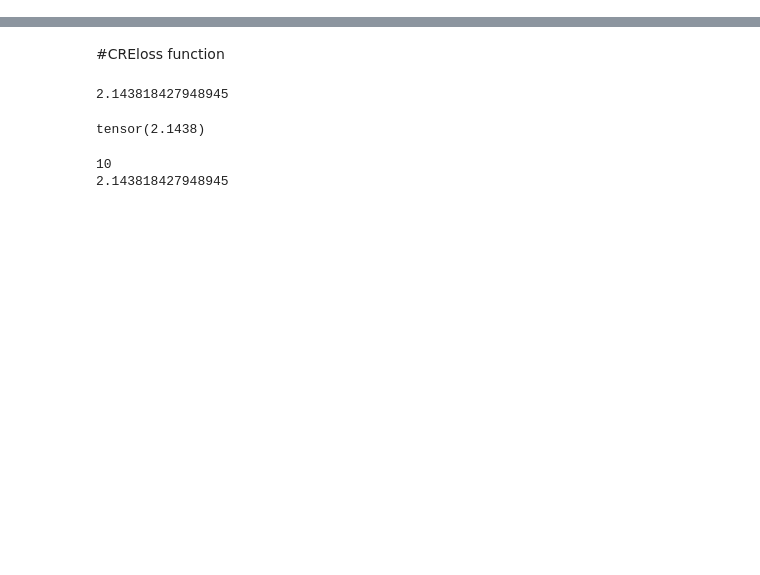
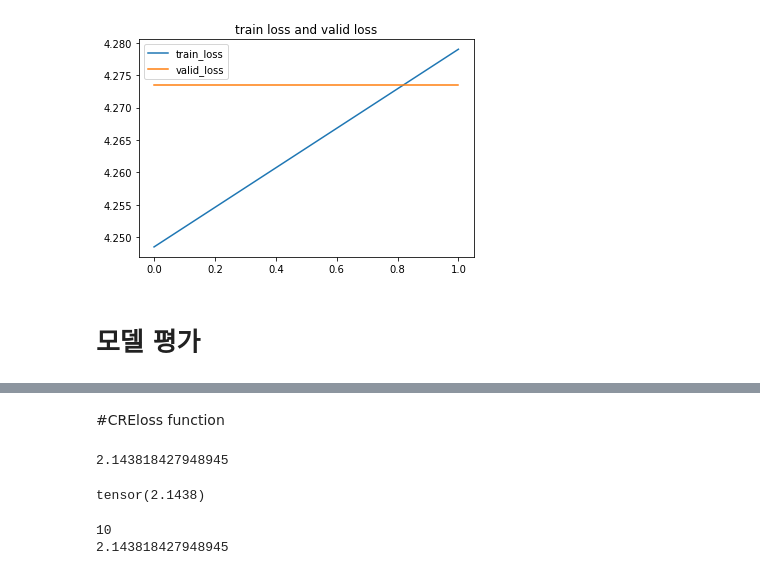
Before and after one commit to LeeTaeHoon97/cat_dog_lecture, a Jupyter notebook: main.ipynb, the cells around one changed output, grey strips where cells are left out. Saved outputs shown, nothing was run; the diff lists cells and outputs as text; code cells hidden in the pictures; blank space fills up the shorter version.

```diff
--- a/main.ipynb
+++ b/main.ipynb
@@ -12,0 +161,39 @@ from model import Residual_CNN
+# %%
+model=Residual_CNN().to(device)
+# %%
+cost = Cross_Entropy_Loss
+optimizer = torch.optim.SGD(model.parameters(), lr=0.01, momentum=0.9)
+Epochs=2
+train_losses=[]
+valid_losses=[]
+# %%
+for epoch in range(Epochs):
+    train_loss=0
+    for batch,(train_x,train_y) in enumerate(tqdm.tqdm(train_loader)):
+
+        model.train()
+        train_x=train_x.to(device)
+        train_y=train_y.to(device)
+        optimizer.zero_grad()
+
+        pred = model(train_x)
+        loss = cost(pred, train_y)
+        loss.backward()
+        optimizer.step()
+
+        train_loss +=loss.item()
+
+    valid_loss=0
+    for batch,(valid_x,valid_y) in  enumerate(tqdm.tqdm(valid_loader)):
+        with torch.no_grad():
+            model.eval()
+            valid_x=valid_x.to(device)
+            valid_y=valid_y.to(device)
+            pred=model(valid_x)
+            loss = cost(pred,valid_y)
+        valid_loss+=loss.item()
+
+    train_losses.append(train_loss/len(train_dataset))
+    valid_losses.append(valid_loss/len(valid_dataset))
+    print(f'epoch : {epoch+1} training Loss: {train_loss/len(train_dataset)}')
+    print(f'epoch : {epoch+1} valid Loss: {valid_loss/len(valid_dataset)}')
@@ -12,0 +205,10 @@ from model import Residual_CNN
+# %%
+plt.plot(train_losses,label='train_loss')
+plt.plot(valid_losses,label='valid_loss')
+plt.legend()
+plt.title("train loss and valid loss")
+plt.show()
+# %% [output]
+[figure, added]
+# %% [markdown]
+# 모델 평가
```
Also changed, not shown: parts of 19 cells of this notebook, 1 other file.
